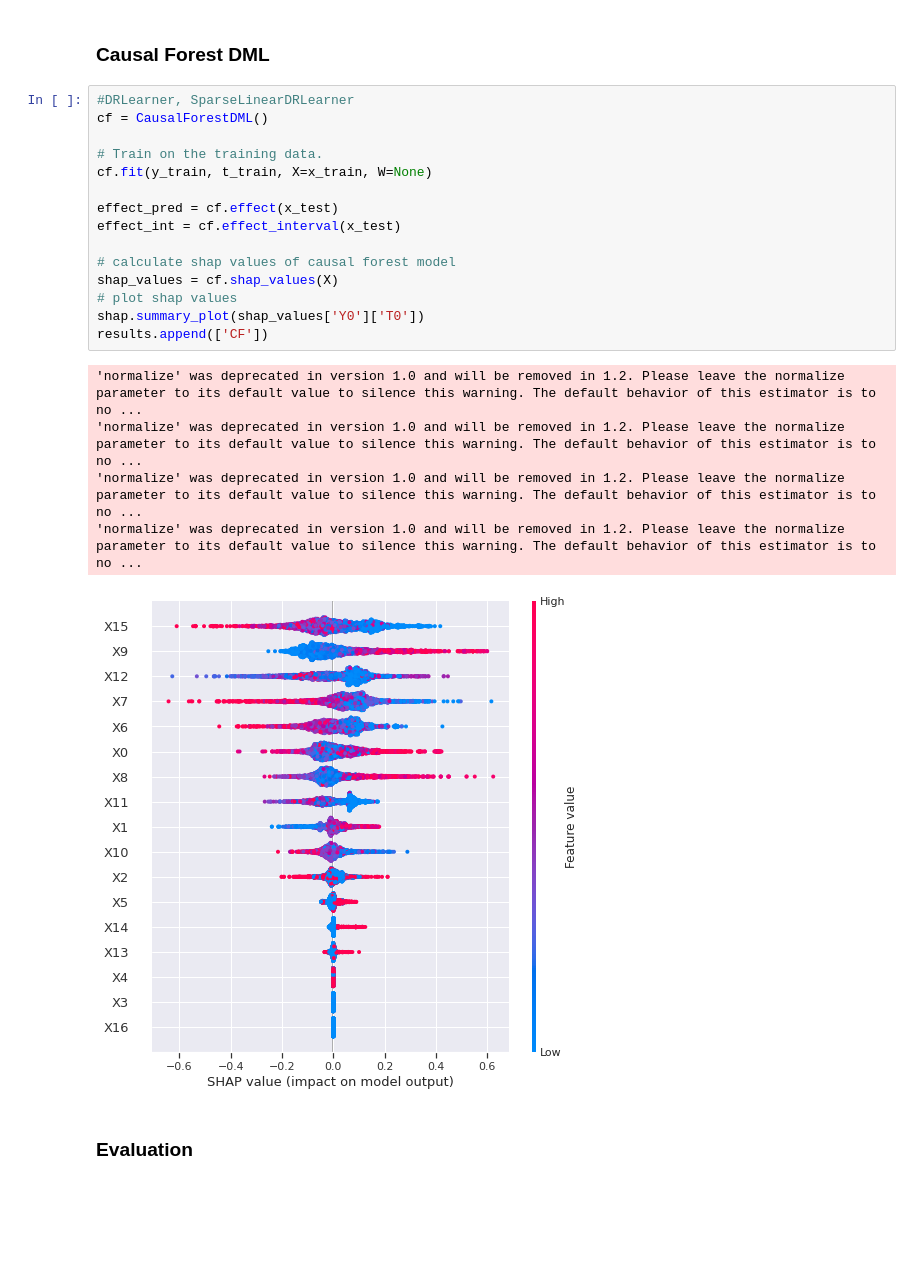
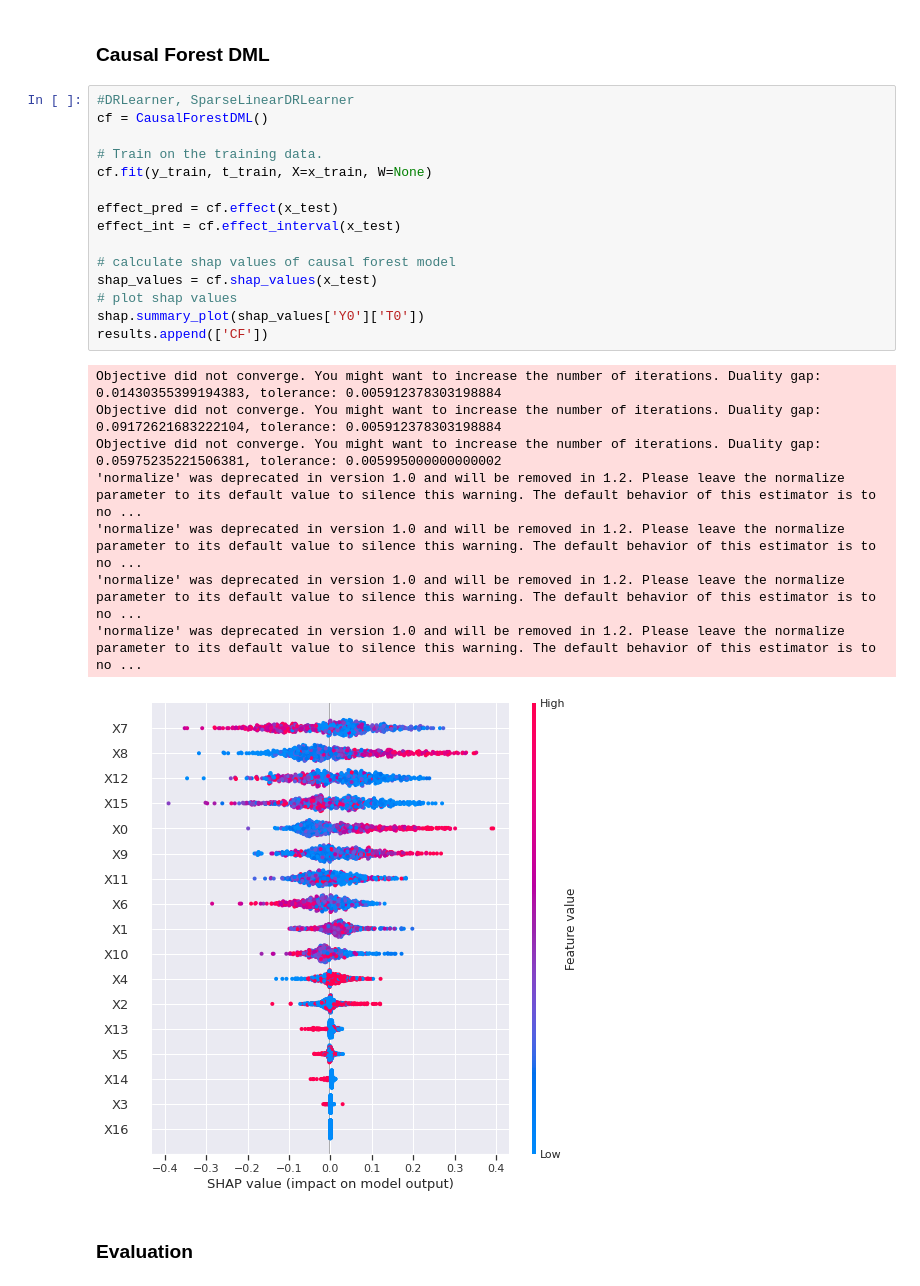
Before and after one commit to PauMarquez99/DataScience-CE888, a Jupyter notebook: Assignments/CE888 Assignment 2/Datasets Notebooks/CE888-Assignment2_JOBS.ipynb, the cells around one changed output. Drawn from its saved outputs; the diff is of its cells as text; blank space fills up the shorter version.

Commit message:
shap values to x_test

```diff
--- a/Assignments/CE888 Assignment 2/Datasets Notebooks/CE888-Assignment2_JOBS.ipynb
+++ b/Assignments/CE888 Assignment 2/Datasets Notebooks/CE888-Assignment2_JOBS.ipynb
@@ -313,24 +313,27 @@ results.append(['RF IPSW -GS', rfGS_ipsw_att_in, rfGS_ipsw_att_out, rfGS_ipsw_pr
 # %%
 #DRLearner, SparseLinearDRLearner
 cf = CausalForestDML()
 
 # Train on the training data.
 cf.fit(y_train, t_train, X=x_train, W=None)
 
 effect_pred = cf.effect(x_test)
 effect_int = cf.effect_interval(x_test)
 
 # calculate shap values of causal forest model
-shap_values = cf.shap_values(X)
+shap_values = cf.shap_values(x_test)
 # plot shap values
 shap.summary_plot(shap_values['Y0']['T0'])
 results.append(['CF'])
 # %% [output]
+Objective did not converge. You might want to increase the number of iterations. Duality gap: 0.01430355399194383, tolerance: 0.005912378303198884
+Objective did not converge. You might want to increase the number of iterations. Duality gap: 0.09172621683222104, tolerance: 0.005912378303198884
+Objective did not converge. You might want to increase the number of iterations. Duality gap: 0.05975235221506381, tolerance: 0.005995000000000002
 'normalize' was deprecated in version 1.0 and will be removed in 1.2. Please leave the normalize parameter to its default value to silence this warning. The default behavior of this estimator is to no ...
 'normalize' was deprecated in version 1.0 and will be removed in 1.2. Please leave the normalize parameter to its default value to silence this warning. The default behavior of this estimator is to no ...
 'normalize' was deprecated in version 1.0 and will be removed in 1.2. Please leave the normalize parameter to its default value to silence this warning. The default behavior of this estimator is to no ...
 'normalize' was deprecated in version 1.0 and will be removed in 1.2. Please leave the normalize parameter to its default value to silence this warning. The default behavior of this estimator is to no ...
-[figure, old version]
+[figure, new version]
 # %% [markdown]
 ### Evaluation
 # %%
```
